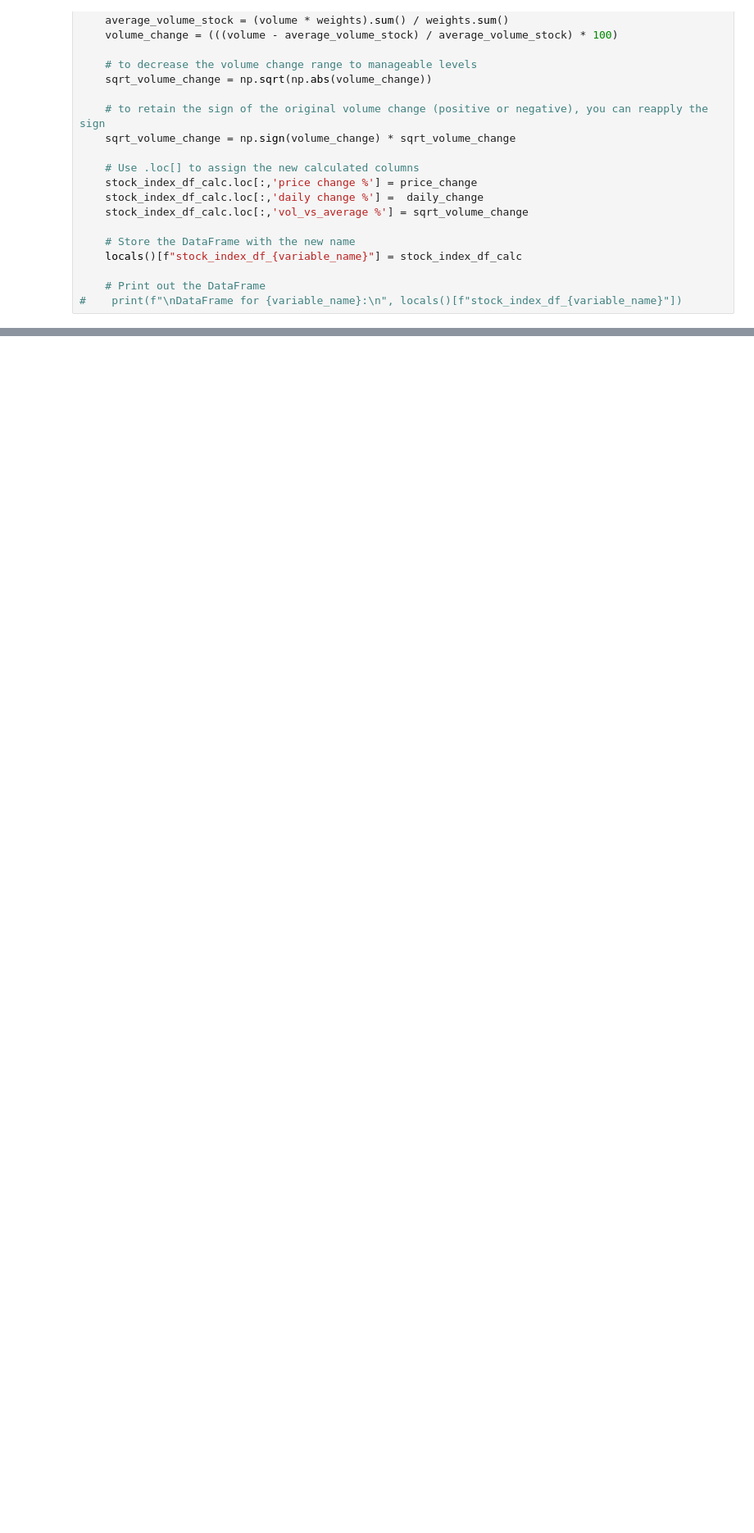
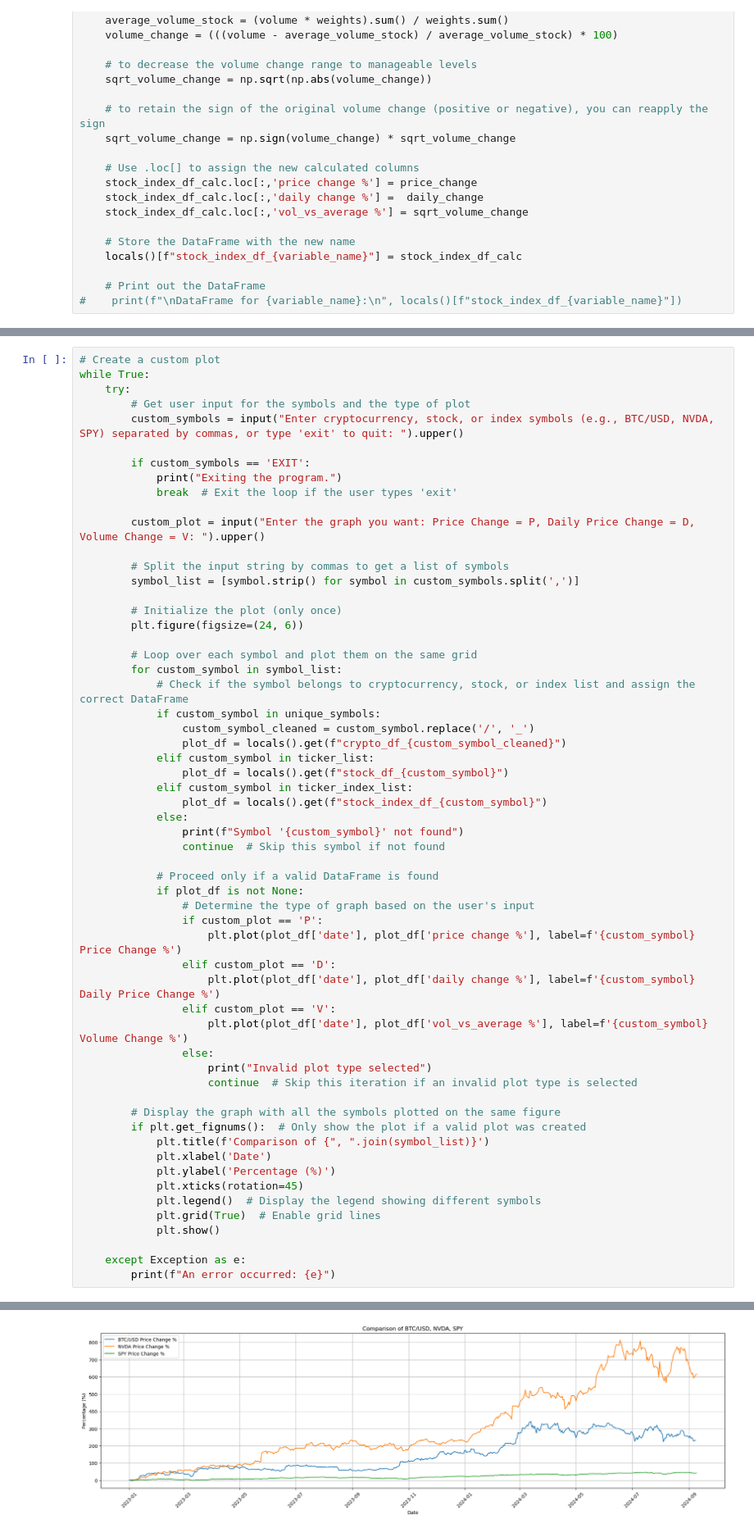
Before and after one commit to Belayohio/project_1, a Jupyter notebook: MP_work_notebook.ipynb, the cells around one changed output, grey strips where cells are left out. Shown at 82% size. Cells and saved outputs as stored; diff of their text form; blank space fills up the shorter version.

```diff
--- a/MP_work_notebook.ipynb
+++ b/MP_work_notebook.ipynb
@@ -528,0 +599,59 @@ Exiting the program.
+# %%
+# Create a custom plot
+while True:
+    try:
+        # Get user input for the symbols and the type of plot
+        custom_symbols = input("Enter cryptocurrency, stock, or index symbols (e.g., BTC/USD, NVDA, SPY) separated by commas, or type 'exit' to quit: ").upper()
+
+        if custom_symbols == 'EXIT':
+            print("Exiting the program.")
+            break  # Exit the loop if the user types 'exit'
+
+        custom_plot = input("Enter the graph you want: Price Change = P, Daily Price Change = D, Volume Change = V: ").upper()
+
+        # Split the input string by commas to get a list of symbols
+        symbol_list = [symbol.strip() for symbol in custom_symbols.split(',')]
+
+        # Initialize the plot (only once)
+        plt.figure(figsize=(24, 6))
+
+        # Loop over each symbol and plot them on the same grid
+        for custom_symbol in symbol_list:
+            # Check if the symbol belongs to cryptocurrency, stock, or index list and assign the correct DataFrame
+            if custom_symbol in unique_symbols:
+                custom_symbol_cleaned = custom_symbol.replace('/', '_')
+                plot_df = locals().get(f"crypto_df_{custom_symbol_cleaned}")
+            elif custom_symbol in ticker_list:
+                plot_df = locals().get(f"stock_df_{custom_symbol}")
+            elif custom_symbol in ticker_index_list:
+                plot_df = locals().get(f"stock_index_df_{custom_symbol}")
+            else:
+                print(f"Symbol '{custom_symbol}' not found")
+                continue  # Skip this symbol if not found
+
+            # Proceed only if a valid DataFrame is found
+            if plot_df is not None:
+                # Determine the type of graph based on the user's input
+                if custom_plot == 'P':
+                    plt.plot(plot_df['date'], plot_df['price change %'], label=f'{custom_symbol} Price Change %')
+                elif custom_plot == 'D':
+                    plt.plot(plot_df['date'], plot_df['daily change %'], label=f'{custom_symbol} Daily Price Change %')
+                elif custom_plot == 'V':
+                    plt.plot(plot_df['date'], plot_df['vol_vs_average %'], label=f'{custom_symbol} Volume Change %')
+                else:
+                    print("Invalid plot type selected")
+                    continue  # Skip this iteration if an invalid plot type is selected
+
+        # Display the graph with all the symbols plotted on the same figure
+        if plt.get_fignums():  # Only show the plot if a valid plot was created
+            plt.title(f'Comparison of {", ".join(symbol_list)}')
+            plt.xlabel('Date')
+            plt.ylabel('Percentage (%)')
+            plt.xticks(rotation=45)
+            plt.legend()  # Display the legend showing different symbols
+            plt.grid(True)  # Enable grid lines
+            plt.show()
+
+    except Exception as e:
+        print(f"An error occurred: {e}")
+# %% [output]
@@ -528,0 +660 @@ Exiting the program.
+[figure, added]
```
Also changed, not shown: parts of 16 cells of this notebook.
